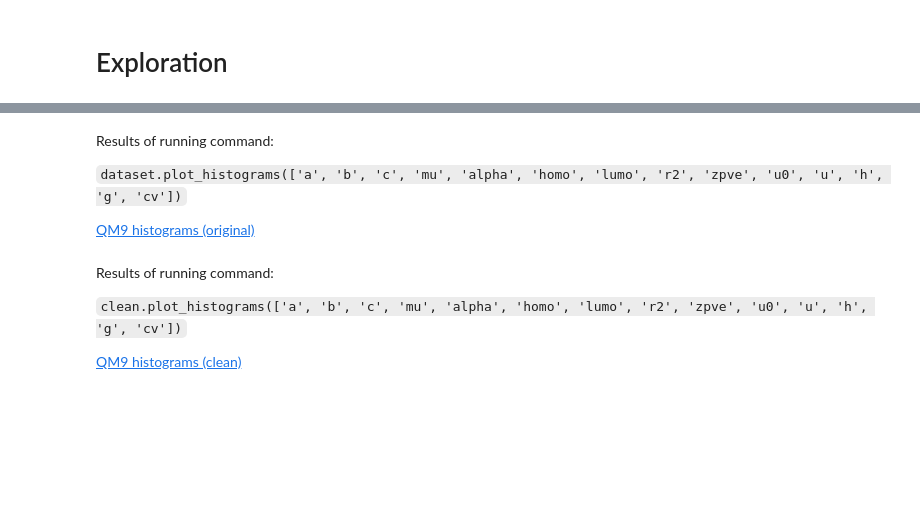
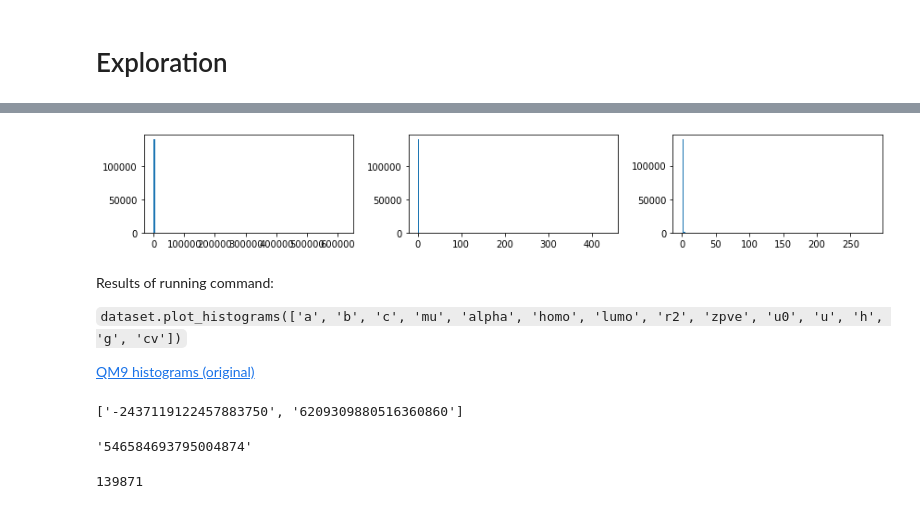
Before and after one commit to colabfit/colabfit-tools, a Jupyter notebook: colabfit/examples/qm9.ipynb, the cells around one changed output, grey strips where cells are left out. Drawn from its saved outputs; the diff is of its cells as text; code cells hidden in the pictures; blank space fills up the shorter version.

```diff
--- a/colabfit/examples/qm9.ipynb
+++ b/colabfit/examples/qm9.ipynb
@@ -370,3 +378,11 @@ dataset.to_markdown(
+# %%
+client.plot_histograms([
+    'qm9-property.a',
+    'qm9-property.b',
+    'qm9-property.c',
+])
+# %% [output]
+[figure, added]
 # %% [markdown]
 Results of running command:
 
@@ -388,6 +398,0 @@ clean.plot_histograms(['a', 'b', 'c', 'mu', 'alpha', 'homo', 'lumo', 'r2', 'zpve
-# %% [markdown]
-Results of running command:
-
-`clean.plot_histograms(['a', 'b', 'c', 'mu', 'alpha', 'homo', 'lumo', 'r2', 'zpve', 'u0', 'u', 'h', 'g', 'cv'])`
-
-[QM9 histograms (clean)](https://github.com/colabfit/colabfit-tools/blob/master/colabfit/examples/qm9_clean_histograms.png)
@@ -397,0 +399,29 @@ print(clean.get_statistics('c'))
+# %%
+new_cs_ids = []
+for cs in clean_config_sets:
+    new_cs_ids.append(client.insert_configuration_set(cs.configuration_ids, cs.description, verbose=True))
+
+print(new_cs_ids)
+# %% [output]
+['-2437119122457883750', '6209309880516360860']
+# %%
+ds_id_clean = client.insert_dataset(
+    cs_ids=new_cs_ids,
+    pr_ids=clean_property_ids,
+    authors=['Josh Vita'],
+    links=[
+        'https://www.nature.com/articles/sdata201422',
+        'https://figshare.com/collections/Quantum_chemistry_structures_and_properties_of_134_kilo_molecules/978904'
+    ],
+    description="The QM9 dataset, filtered by removing values with a>=20 or b>=10",
+    resync=True,
+    verbose=True,
+)
+ds_id_clean
+# %% [output]
+'546584693795004874'
+# %%
+clean_ds = client.get_dataset(ds_id_clean)['dataset']
+len(clean_ds.property_ids)
+# %% [output]
+139871
```
Also changed, not shown: parts of 27 cells of this notebook, 3 other files.
